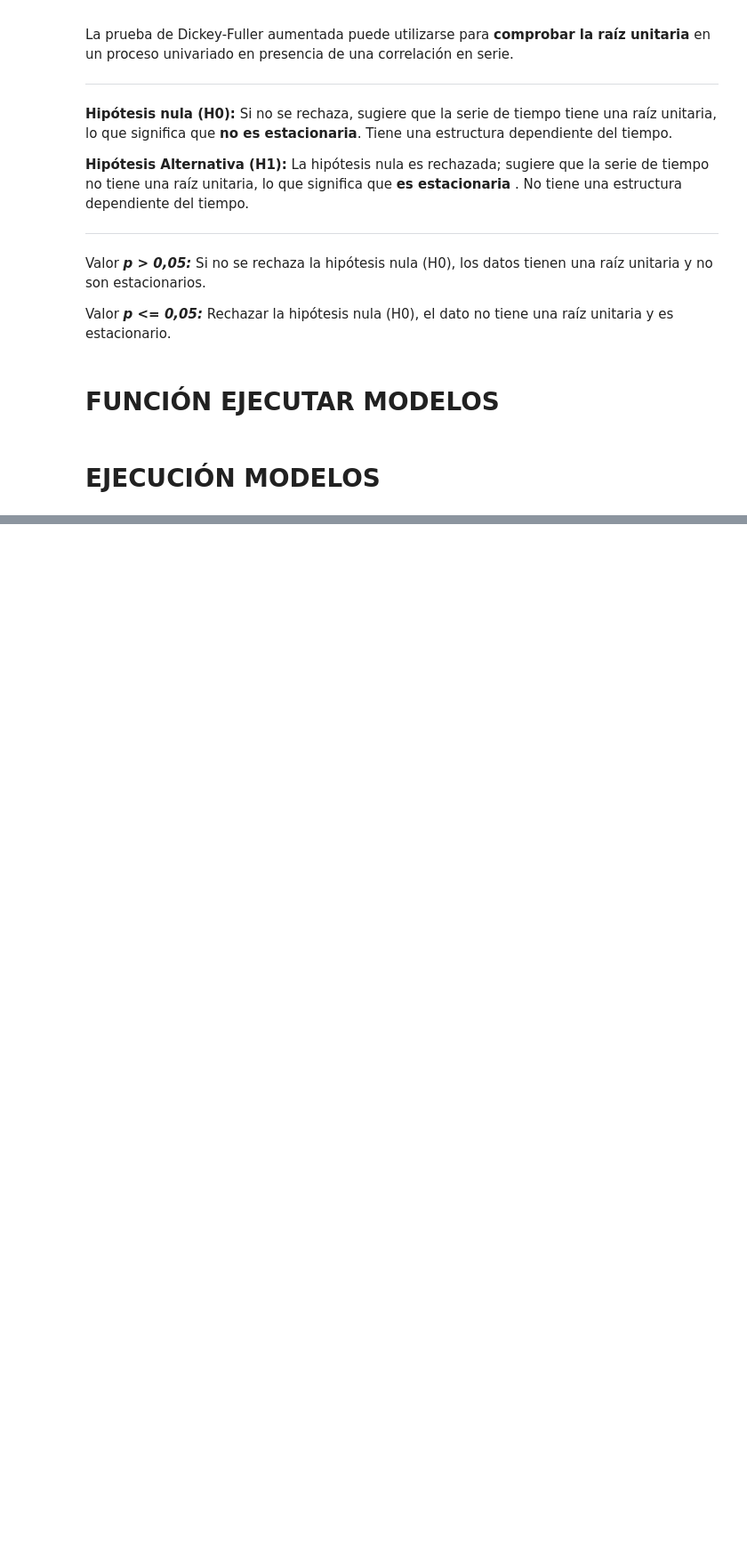
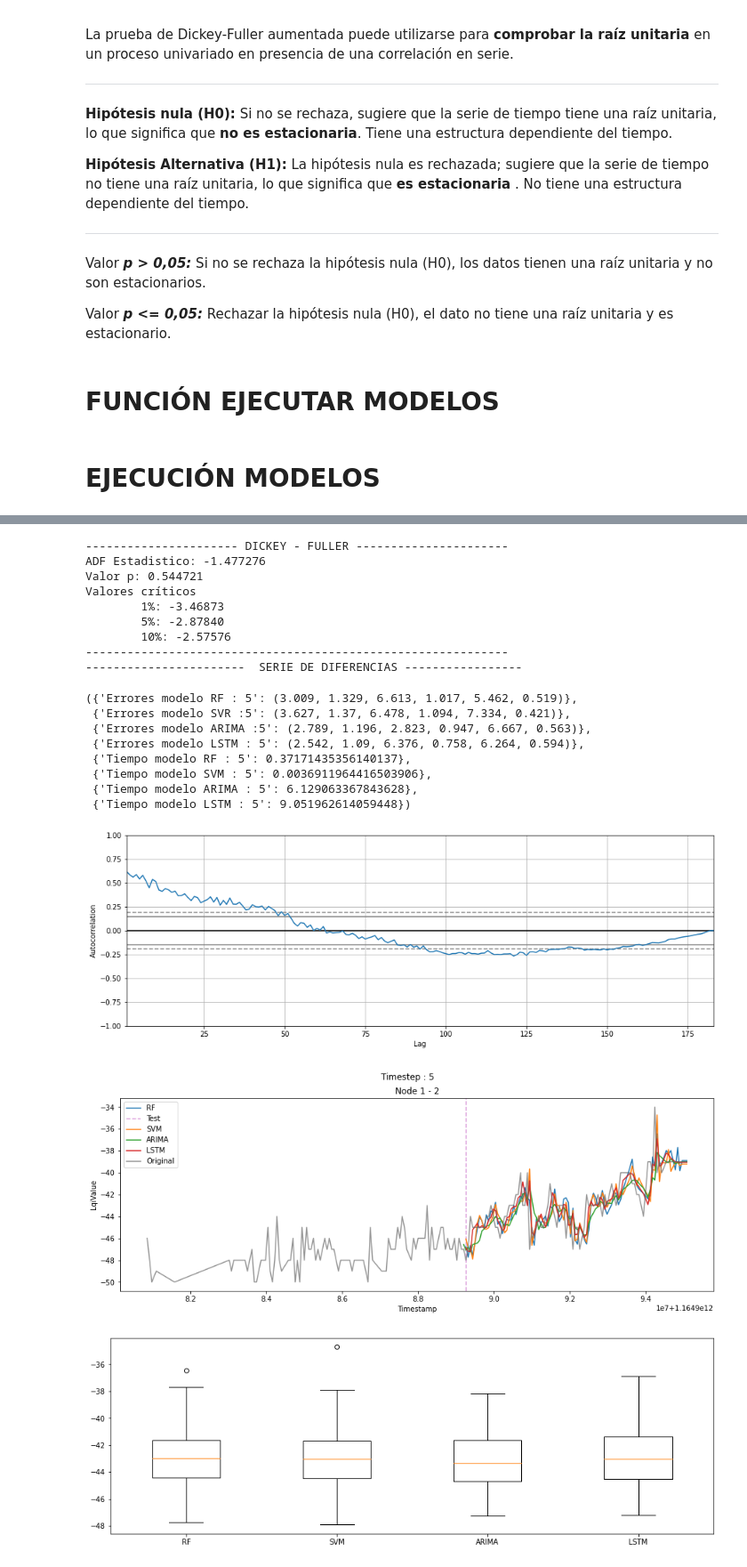
Before and after one commit to juandmantilla/Prediccion-LQI-RSSI-series-de-tiempo, a Jupyter notebook: Experimentos.ipynb, the cells around one changed output, grey strips where cells are left out. Shown at 89% size. Cells and saved outputs as stored; diff of their text form; code cells hidden in the pictures; blank space fills up the shorter version.

```diff
--- a/Experimentos.ipynb
+++ b/Experimentos.ipynb
@@ -1391,0 +1288,23 @@ automatizar("/content/drive/MyDrive/PROYECTO -- EXPERIMENTOS/Script limpiar data
+# %%
+ejecutarModelos(True, False, path, indicador, numNeuronas, epocas , porcentajePrueba, pasosHistoricos)
+# %% [output]
+---------------------- DICKEY - FULLER ----------------------
+ADF Estadistico: -1.477276
+Valor p: 0.544721
+Valores críticos
+        1%: -3.46873
+        5%: -2.87840
+        10%: -2.57576
+-------------------------------------------------------------
+-----------------------  SERIE DE DIFERENCIAS -----------------
+({'Errores modelo RF : 5': (3.009, 1.329, 6.613, 1.017, 5.462, 0.519)},
+ {'Errores modelo SVR :5': (3.627, 1.37, 6.478, 1.094, 7.334, 0.421)},
+ {'Errores modelo ARIMA :5': (2.789, 1.196, 2.823, 0.947, 6.667, 0.563)},
+ {'Errores modelo LSTM : 5': (2.542, 1.09, 6.376, 0.758, 6.264, 0.594)},
+ {'Tiempo modelo RF : 5': 0.37171435356140137},
+ {'Tiempo modelo SVM : 5': 0.0036911964416503906},
+ {'Tiempo modelo ARIMA : 5': 6.129063367843628},
+ {'Tiempo modelo LSTM : 5': 9.051962614059448})
+[figure, added]
+[figure, added]
+[figure, added]
```
Also changed, not shown: parts of 11 cells of this notebook.
